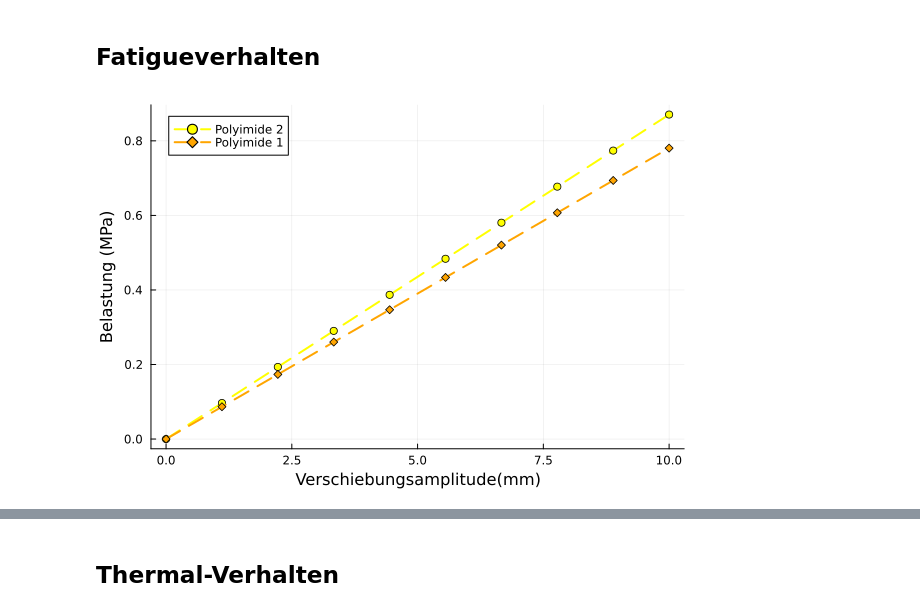
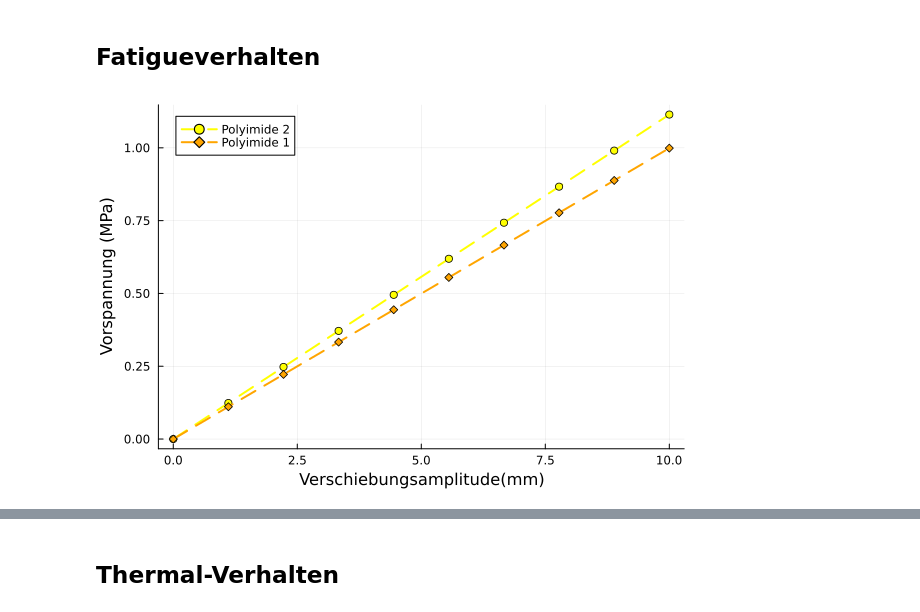
Before and after one commit to pandamec/Rini, a Jupyter notebook: entwicklung/verlauf.ipynb, the cells around one changed output, grey strips where cells are left out. Saved outputs shown, nothing was run; the diff lists cells and outputs as text; code cells hidden in the pictures.

```diff
--- a/entwicklung/verlauf.ipynb
+++ b/entwicklung/verlauf.ipynb
@@ -37,11 +37,11 @@ E3=150000
 Sigma_B3=170 #MPa
 
 # Layer 2 Parylene
-E2=3200
+E2=2800
 Sigma_B2=69 #MPa
 
 # Layer 1 Parylene
-E1=3200
+E1=2800
 Sigma_B1=69 #MPa
 
 sigma1_max=[]
@@ -91,10 +91,10 @@ end
 plot!(Fig,deltamax, sigma3_max, label="Si", lw=2, linestyle=:dash, color=:black, marker=:square);
 plot!(Fig,deltamax, sigma2_max, label="Parylene 2", lw=2, linestyle=:dash, color=:yellow, marker=:circle);
 plot!(Fig,deltamax, sigma1_max, label="Parylene 1", lw=2, linestyle=:dash, color=:orange, marker=:diamond);
-plot!(Fig,deltamax, sigmas_max, label="Stahl", xlabel="Verschiebungsamplitude(mm)", ylabel="Belastung (MPa)", lw=2, linestyle=:dash, color=:gray, marker=:circle);
+plot!(Fig,deltamax, sigmas_max, label="Stahl", xlabel="Verschiebungsamplitude(mm)", ylabel="Vorspannung (MPa)", lw=2, linestyle=:dash, color=:gray, marker=:circle);
 
 plot!(Figzoom,deltamax, sigma2_max, label="Parylene 2", lw=2, linestyle=:dash, color=:yellow, marker=:circle);
-plot!(Figzoom,deltamax, sigma1_max, label="Parylene 1", xlabel="Verschiebungsamplitude(mm)", ylabel="Belastung (MPa)", lw=2, linestyle=:dash, color=:orange, marker=:diamond);
+plot!(Figzoom,deltamax, sigma1_max, label="Parylene 1", xlabel="Verschiebungsamplitude(mm)", ylabel="Vorspannung (MPa)", lw=2, linestyle=:dash, color=:orange, marker=:diamond);
 
 
 ####### Polyimide ###########
@@ -128,11 +128,11 @@ E3=150000
 Sigma_B3=170 #MPa
 
 # Layer 2 Polyimid
-E2=2500
+E2=3200
 Sigma_B2=69 #MPa
 
-# Layer 1 Parylene
-E1=2500
+# Layer 1 Polyimid
+E1=3200
 Sigma_B1=69 #MPa
 
 sigma1_max=[]
@@ -163,36 +163,36 @@ for i in deltamax
     solb=solve(eqb,m)
     solb
     m=solb[]
 
     ymax=(ds-c)+d1+d2+d3
     emax=ymax*m
     sigma3=m*(ds-c+d1+d2+d3)*E3
     sigma2=m*(ds-c+d1+d2)*E2
     sigma1=m*(ds-c+d1)*E1
     sigmas=m*(c)*Es
 
 
     push!(sigma3_max,sigma3)
     push!(sigma2_max,sigma2)
     push!(sigma1_max,sigma1)
     push!(sigmas_max,sigmas)
 
 end
 
 plot!(Fig2,deltamax, sigma3_max, label="Si", lw=2, linestyle=:dash, color=:black, marker=:square);
 plot!(Fig2,deltamax, sigma2_max, label="Polymide 2", lw=2, linestyle=:dash, color=:yellow, marker=:circle);
 plot!(Fig2,deltamax, sigma1_max, label="Polyimide 1", lw=2, linestyle=:dash, color=:orange, marker=:diamond);
-plot!(Fig2,deltamax, sigmas_max, label="Stahl", xlabel="Verschiebungsamplitude(mm)", ylabel="Belastung (MPa)", lw=2, linestyle=:dash, color=:gray, marker=:circle);
+plot!(Fig2,deltamax, sigmas_max, label="Stahl", xlabel="Verschiebungsamplitude(mm)", ylabel="Vorspannung (MPa)", lw=2, linestyle=:dash, color=:gray, marker=:circle);
 
 plot!(Figzoom2,deltamax, sigma2_max, label="Polyimide 2", lw=2, linestyle=:dash, color=:yellow, marker=:circle);
-plot!(Figzoom2,deltamax, sigma1_max, label="Polyimide 1", xlabel="Verschiebungsamplitude(mm)", ylabel="Belastung (MPa)", lw=2, linestyle=:dash, color=:orange, marker=:diamond);
+plot!(Figzoom2,deltamax, sigma1_max, label="Polyimide 1", xlabel="Verschiebungsamplitude(mm)", ylabel="Vorspannung (MPa)", lw=2, linestyle=:dash, color=:orange, marker=:diamond);
 
 
 
 
 # Themal test
 # %% [output]
-[figure, old version]
+[figure, new version]
 # %%
 display(Fig)
 display(Fig2)
```
Also changed, not shown: parts of 14 cells of this notebook.
